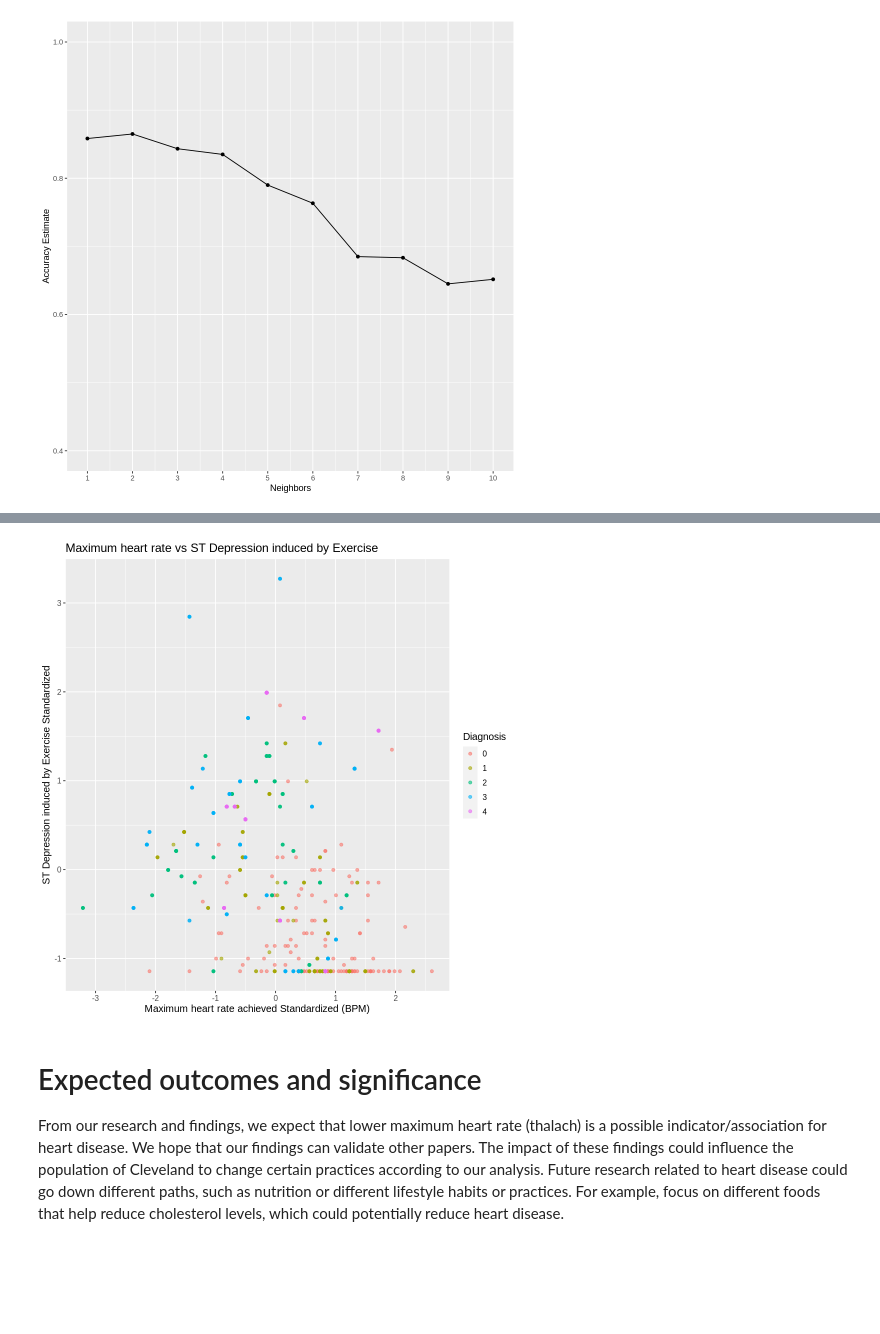
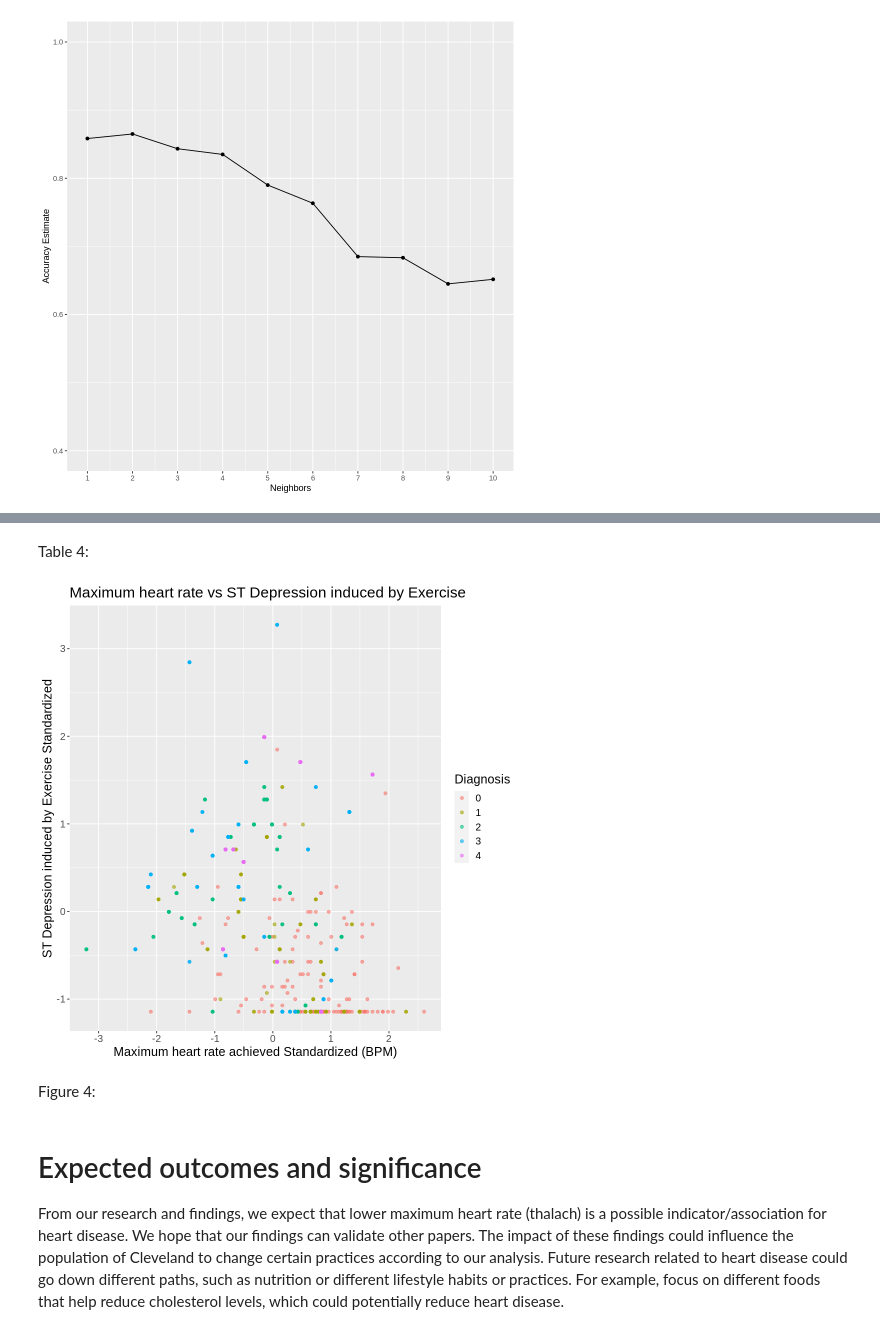
Before and after one commit to mikayladitosto/dsci-100-2023s1-group-14, a Jupyter notebook: Project.ipynb, the cells around one changed output, grey strips where cells are left out. Cells and saved outputs as stored; diff of their text form; code cells hidden in the pictures; blank space fills up the shorter version.

Commit message:
Added table and figure numbers

```diff
--- a/Project.ipynb
+++ b/Project.ipynb
@@ -372,17 +384,22 @@ Prediction  0  1  2  3  4
          4  2  0  0  0  0
+# %% [markdown]
+Table 4:
 # %%
 upsampled_cleveland_scaled <- upsampled_cleveland |>
 mutate(across(age:thal, scale))
 
 cleveland_plot <- upsampled_cleveland_scaled |>
 ggplot(aes(x = thalach, y = oldpeak, color = num)) +
 geom_point(alpha = 0.6) +
-labs(x = "Maximum heart rate achieved Standardized (BPM)", y = "ST Depression induced by Exercise Standardized", color = "Diagnosis") +
-theme(text = element_text(size = 12)) +
+labs(x = "Maximum heart rate achieved Standardized (BPM)", y = "ST Depression induced by Exercise Standardized",
+color = "Diagnosis") +
+theme(text = element_text(size = 15)) +
 ggtitle("Maximum heart rate vs ST Depression induced by Exercise")
 cleveland_plot
 # %% [output]
-[figure, old version]
+[figure, new version]
+# %% [markdown]
+Figure 4:
 # %% [markdown]
 # Expected outcomes and significance #
 From our research and findings, we expect that lower maximum heart rate (thalach) is a possible indicator/association for heart disease. We hope that our findings can validate other papers. The impact of these findings could influence the population of Cleveland to change certain practices according to our analysis. Future research related to heart disease could go down different paths, such as nutrition or  different lifestyle habits or practices. For example,  focus on different foods that help reduce cholesterol levels, which could potentially reduce heart disease.
```
Also changed, not shown: parts of 16 cells of this notebook.
